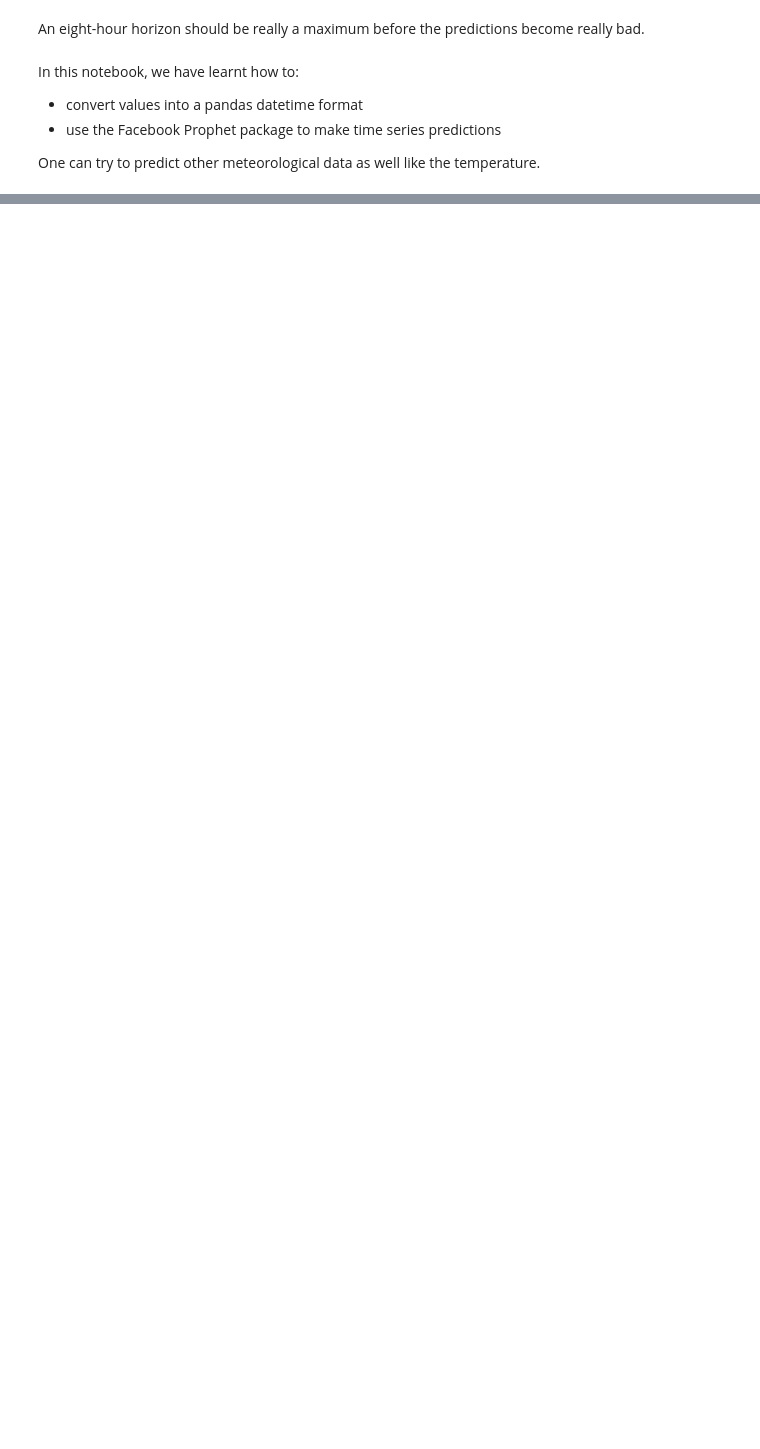
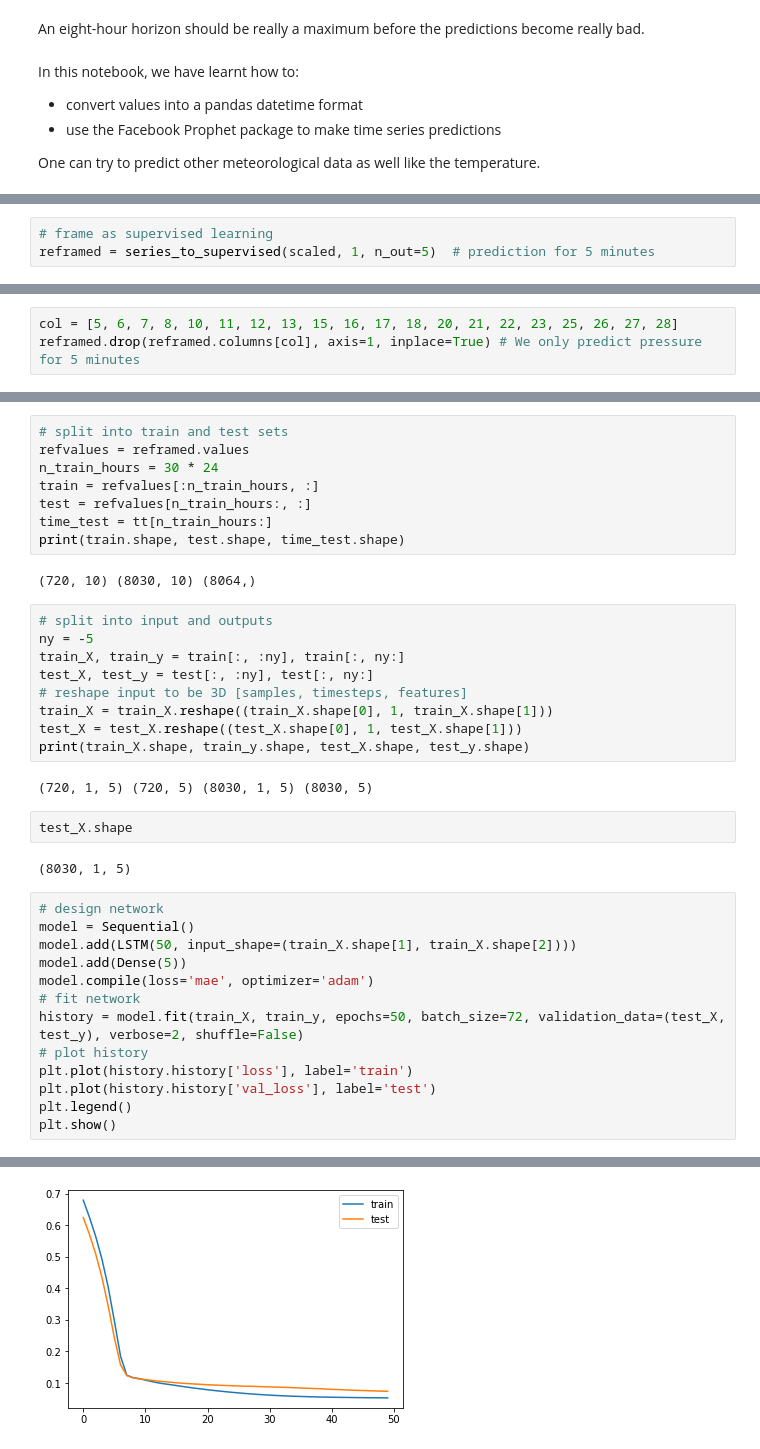
Before and after one commit to wfthi/MaunaKea_weather, a Jupyter notebook: MaunaKea_weather.ipynb, the cells around one changed output, grey strips where cells are left out. Drawn from its saved outputs; the diff is of its cells as text; blank space fills up the shorter version.

Commit message:
Add LSTM-Keras model

```diff
--- a/MaunaKea_weather.ipynb
+++ b/MaunaKea_weather.ipynb
@@ -204,0 +282,3 @@ One can try to predict other meteorological data as well like the temperature.
+# %%
+# frame as supervised learning
+reframed = series_to_supervised(scaled, 1, n_out=5)  # prediction for 5 minutes
@@ -204,0 +301,3 @@ One can try to predict other meteorological data as well like the temperature.
+# %%
+col = [5, 6, 7, 8, 10, 11, 12, 13, 15, 16, 17, 18, 20, 21, 22, 23, 25, 26, 27, 28]
+reframed.drop(reframed.columns[col], axis=1, inplace=True) # We only predict pressure for 5 minutes
@@ -204,0 +328,39 @@ One can try to predict other meteorological data as well like the temperature.
+# %%
+# split into train and test sets
+refvalues = reframed.values
+n_train_hours = 30 * 24
+train = refvalues[:n_train_hours, :]
+test = refvalues[n_train_hours:, :]
+time_test = tt[n_train_hours:]
+print(train.shape, test.shape, time_test.shape)
+# %% [output]
+(720, 10) (8030, 10) (8064,)
+# %%
+# split into input and outputs
+ny = -5
+train_X, train_y = train[:, :ny], train[:, ny:]
+test_X, test_y = test[:, :ny], test[:, ny:]
+# reshape input to be 3D [samples, timesteps, features]
+train_X = train_X.reshape((train_X.shape[0], 1, train_X.shape[1]))
+test_X = test_X.reshape((test_X.shape[0], 1, test_X.shape[1]))
+print(train_X.shape, train_y.shape, test_X.shape, test_y.shape)
+# %% [output]
+(720, 1, 5) (720, 5) (8030, 1, 5) (8030, 5)
+# %%
+test_X.shape
+# %% [output]
+(8030, 1, 5)
+# %%
+# design network
+model = Sequential()
+model.add(LSTM(50, input_shape=(train_X.shape[1], train_X.shape[2])))
+model.add(Dense(5))
+model.compile(loss='mae', optimizer='adam')
+# fit network
+history = model.fit(train_X, train_y, epochs=50, batch_size=72, validation_data=(test_X, test_y), verbose=2, shuffle=False)
+# plot history
+plt.plot(history.history['loss'], label='train')
+plt.plot(history.history['val_loss'], label='test')
+plt.legend()
+plt.show()
+# %% [output]
@@ -204,0 +384 @@ One can try to predict other meteorological data as well like the temperature.
+[figure, added]
```
Also changed, not shown: parts of 20 cells of this notebook.
